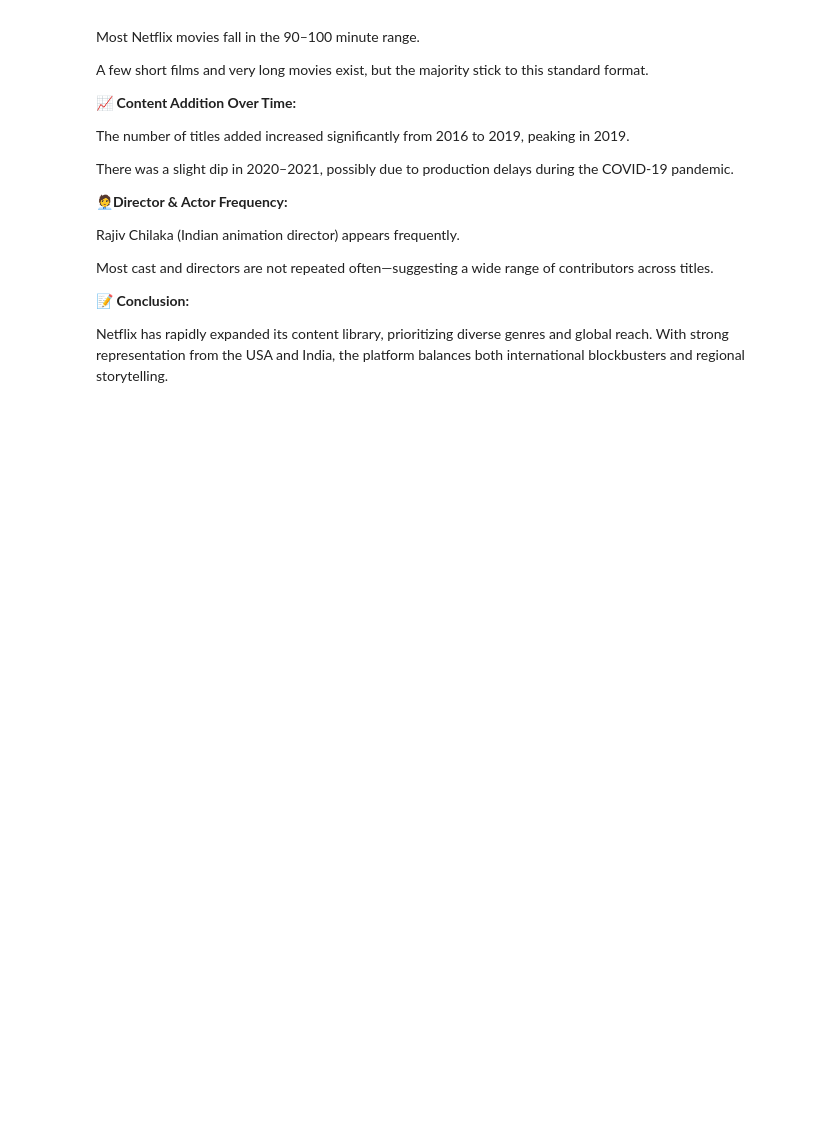
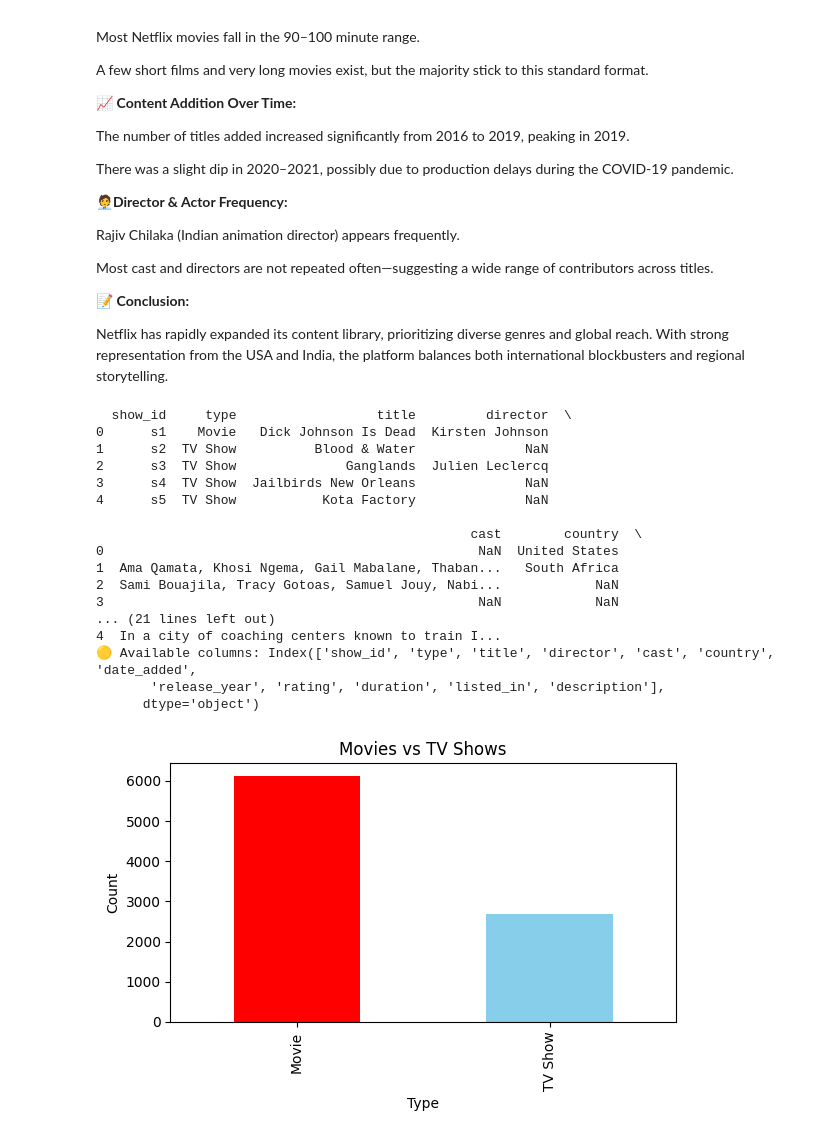
Before and after one commit to tanishka234/Netflix-Data-Analysis, a Jupyter notebook: netflix_analysis.ipynb, the cells around one changed output. Drawn from its saved outputs; the diff is of its cells as text; code cells hidden in the pictures; blank space fills up the shorter version.

```diff
--- a/netflix_analysis.ipynb
+++ b/netflix_analysis.ipynb
@@ -136,3 +138,47 @@ Most cast and directors are not repeated often—suggesting a wide range of cont
 📝 **Conclusion:**
 
 Netflix has rapidly expanded its content library, prioritizing diverse genres and global reach. With strong representation from the USA and India, the platform balances both international blockbusters and regional storytelling.
+# %%
+# Import necessary libraries
+import pandas as pd
+import matplotlib.pyplot as plt
+
+# Load the Netflix dataset
+df = pd.read_csv('netflix_titles.csv')
+
+# Print the first 5 rows and column names to verify
+print(df.head())
+print("🟡 Available columns:", df.columns)
+
+# Create the Movies vs TV Shows chart
+type_counts = df['type'].value_counts()
+
+plt.figure(figsize=(6, 4))
+type_counts.plot(kind='bar', color=['red', 'skyblue'])
+plt.title('Movies vs TV Shows')
+plt.xlabel('Type')
+plt.ylabel('Count')
+plt.tight_layout()
+
+# Save the chart as PNG
+plt.savefig('chart1_movies_vs_tv.png')
+plt.show()
+# %% [output]
+  show_id     type                  title         director  \
+0      s1    Movie   Dick Johnson Is Dead  Kirsten Johnson
+1      s2  TV Show          Blood & Water              NaN
+2      s3  TV Show              Ganglands  Julien Leclercq
+3      s4  TV Show  Jailbirds New Orleans              NaN
+4      s5  TV Show           Kota Factory              NaN
+
+                                                cast        country  \
+0                                                NaN  United States
+1  Ama Qamata, Khosi Ngema, Gail Mabalane, Thaban...   South Africa
+2  Sami Bouajila, Tracy Gotoas, Samuel Jouy, Nabi...            NaN
+3                                                NaN            NaN
+... (21 lines left out)
+4  In a city of coaching centers known to train I...
+🟡 Available columns: Index(['show_id', 'type', 'title', 'director', 'cast', 'country', 'date_added',
+       'release_year', 'rating', 'duration', 'listed_in', 'description'],
+      dtype='object')
+[figure, added]
```
Also changed, not shown: parts of 2 cells of this notebook.
